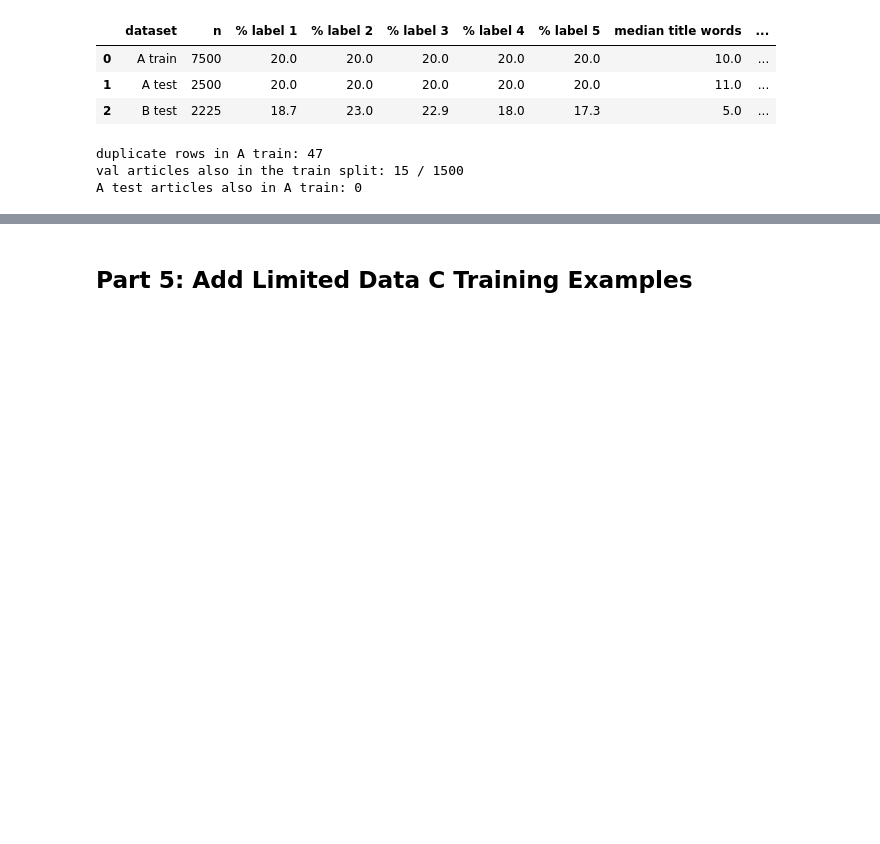
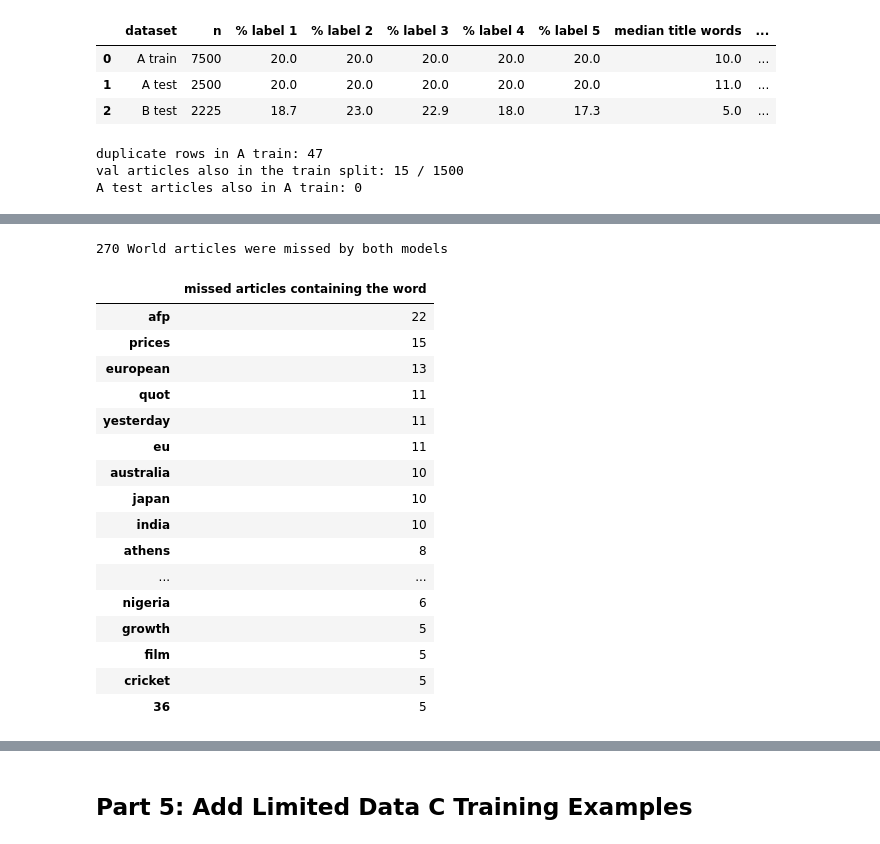
Before and after one commit to hotbox-works/News-Classification-Project, a Jupyter notebook: project1_aif.ipynb, the cells around one changed output, grey strips where cells are left out. Saved outputs shown, nothing was run; the diff lists cells and outputs as text; code cells hidden in the pictures; blank space fills up the shorter version.

```diff
--- a/project1_aif.ipynb
+++ b/project1_aif.ipynb
@@ -1240,0 +1073,16 @@ MLP reference: setting=mlp_dropout, epochs=8, seed=0, train size=6000
+# %%
+# Data C test labels and features (Data A vocabulary with only transform)
+c_test_labels = SOURCE_C_TEST["Label"].to_numpy()
+print("C test size:", len(SOURCE_C_TEST))
+print(SOURCE_C_TEST["Label"].value_counts().sort_index())
+
+X_c_test = vec_full.transform(article_text(SOURCE_C_TEST))
+
+# predictions from the frozen Part 3 models includin labels 1-5
+lr_pred_c = predict(FINAL_MODELS["lr"], X_c_test)
+mlp_pred_c = predict(FINAL_MODELS["mlp"], X_c_test)
+part4_predictions = {"LR": lr_pred_c, "MLP": mlp_pred_c}
+
+# check that no Data C test article also shows up in a training file
+print("C test articles also in A train:", article_text(SOURCE_C_TEST).isin(article_text(SOURCE_A_TRAIN)).sum())
+print("C test articles also in C train:", article_text(SOURCE_C_TEST).isin(article_text(SOURCE_C_TRAIN)).sum())
@@ -1240,0 +1215,39 @@ MLP reference: setting=mlp_dropout, epochs=8, seed=0, train size=6000
+# %%
+# split text into words with TF-IDF vectorizer
+analyzer = vec_full.build_analyzer()
+
+# every word that appears in a Data A Politics training article
+politics_words = set()
+for text in article_text(SOURCE_A_TRAIN[SOURCE_A_TRAIN["Label"] == 1]):
+    politics_words.update(analyzer(text))
+
+# count words in the World articles both models missed, if the word never appears in A Politics
+missed_by_both = is_world & (lr_pred_c != 1) & (mlp_pred_c != 1)
+word_counts = {}
+for text in article_text(SOURCE_C_TEST[missed_by_both]):
+    for word in set(analyzer(text)):   # set() so each article only counts a word once
+        if word not in politics_words:
+            word_counts[word] = word_counts.get(word, 0) + 1
+
+print(missed_by_both.sum(), "World articles were missed by both models")
+top_words = pd.Series(word_counts).sort_values(ascending=False).head(25)
+display(top_words.to_frame("missed articles containing the word"))
+# %% [output]
+270 World articles were missed by both models
+|  | missed articles containing the word |
+| afp | 22 |
+| prices | 15 |
+| european | 13 |
+| quot | 11 |
+| yesterday | 11 |
+| eu | 11 |
+| australia | 10 |
+| japan | 10 |
+| india | 10 |
+| athens | 8 |
+| ... | ... |
+| nigeria | 6 |
+| growth | 5 |
+| film | 5 |
+| cricket | 5 |
+| 36 | 5 |
```
Also changed, not shown: parts of 24 cells of this notebook.
